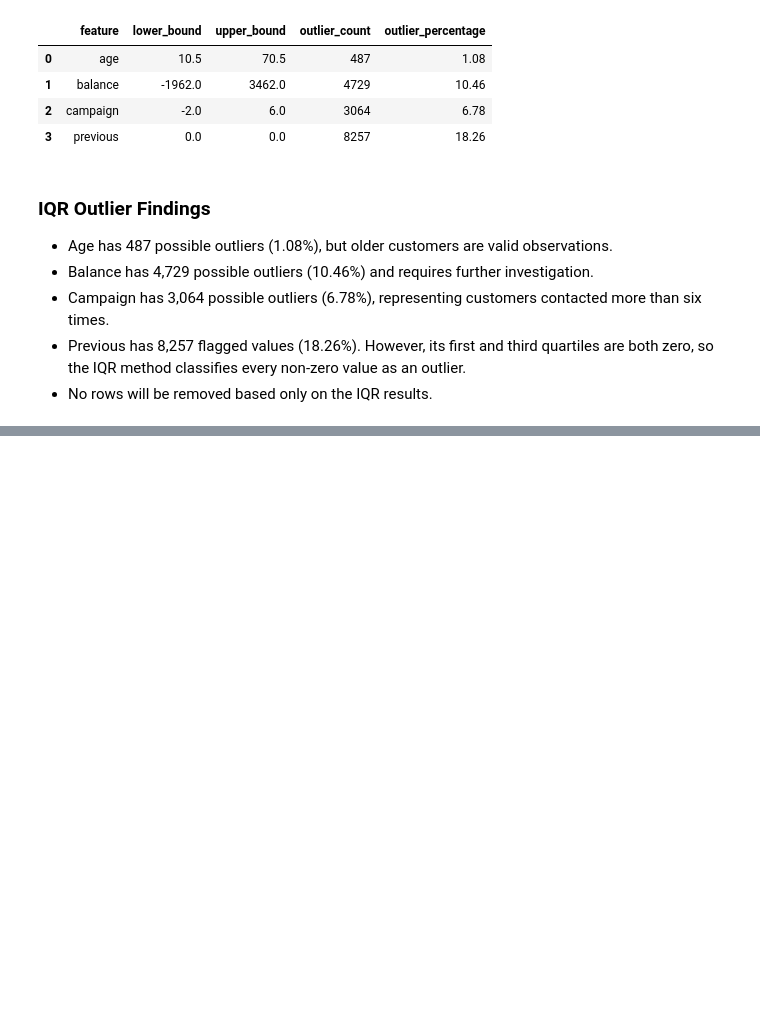
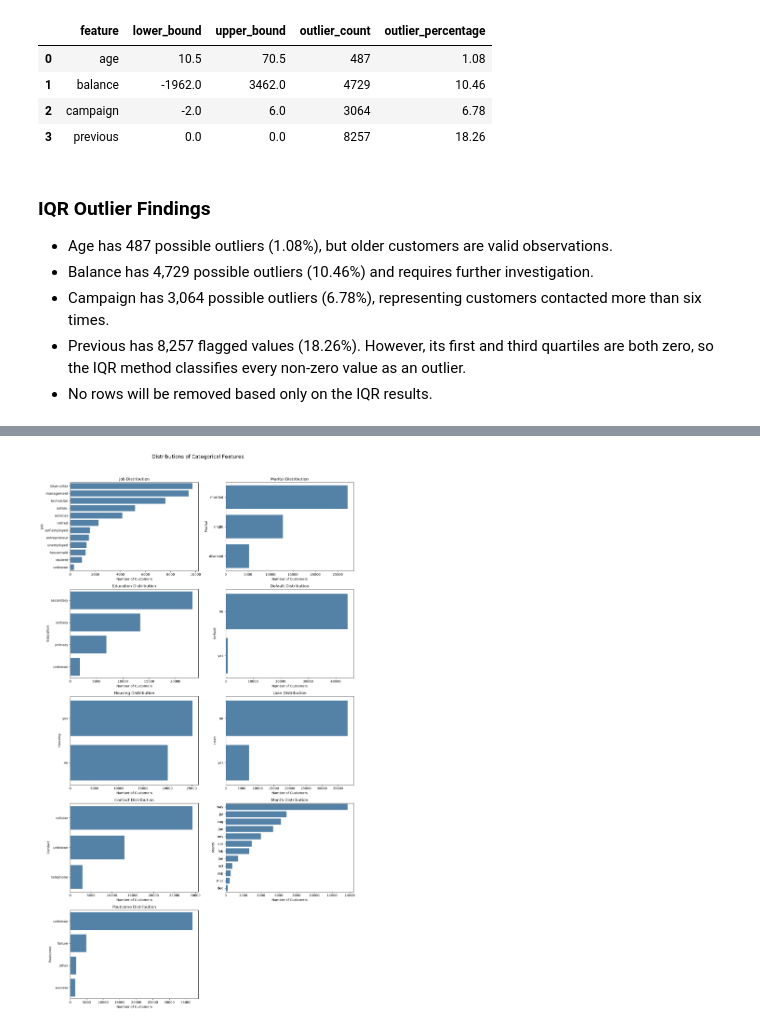
Before and after one commit to Abdikani94/Bank-Customer-Intelligence-System, a Jupyter notebook: notebooks/eda.ipynb, the cells around one changed output, grey strips where cells are left out. Saved outputs shown, nothing was run; the diff lists cells and outputs as text; code cells hidden in the pictures; blank space fills up the shorter version.

```diff
--- a/notebooks/eda.ipynb
+++ b/notebooks/eda.ipynb
@@ -277,0 +280,3 @@ outlier_summary_df
+# %%
+categorical_columns = df.select_dtypes(include="object").columns.tolist()
+categorical_columns
@@ -277,0 +294,7 @@ outlier_summary_df
+# %%
+categorical_feature_columns = [
+    column for column in categorical_columns
+    if column != "y"
+]
+
+categorical_feature_columns
@@ -277,0 +311,4 @@ outlier_summary_df
+# %%
+for column in categorical_feature_columns:
+    print(f"\n{column.upper()}")
+    display(df[column].value_counts())
@@ -277,0 +360,32 @@ outlier_summary_df
+# %%
+fig, axes = plt.subplots(5, 2, figsize=(14, 24))
+axes = axes.flatten()
+
+for index, column in enumerate(categorical_feature_columns):
+    category_order = df[column].value_counts().index
+
+    sns.countplot(
+        data=df,
+        y=column,
+        order=category_order,
+        ax=axes[index],
+        color="steelblue"
+    )
+
+    axes[index].set_title(
+        f"{column.capitalize()} Distribution"
+    )
+    axes[index].set_xlabel("Number of Customers")
+    axes[index].set_ylabel(column.capitalize())
+
+fig.delaxes(axes[-1])
+
+plt.suptitle(
+    "Distributions of Categorical Features",
+    fontsize=16,
+    y=1.01
+)
+plt.tight_layout(rect=[0, 0, 1, 0.99])
+plt.show()
+# %% [output]
+[figure, added]
```
Also changed, not shown: parts of 22 cells of this notebook.
